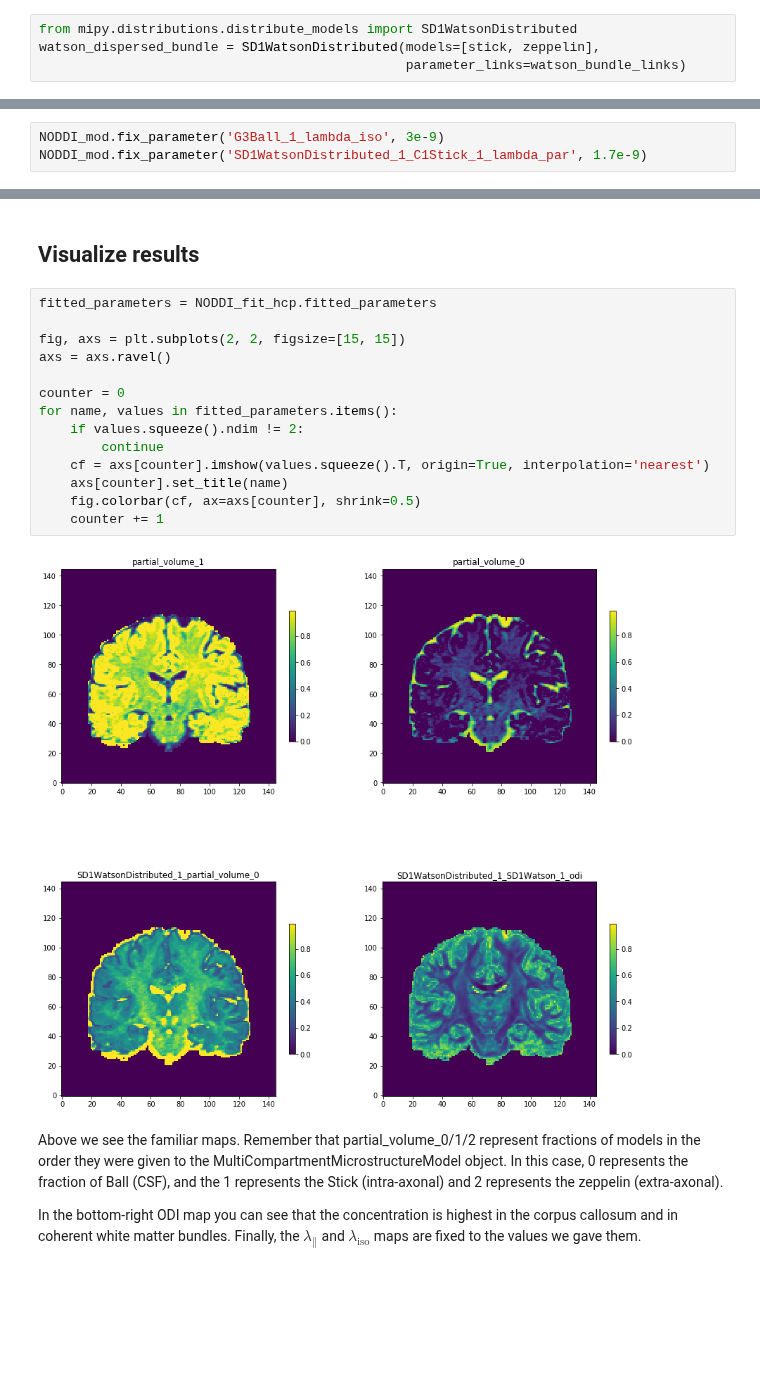
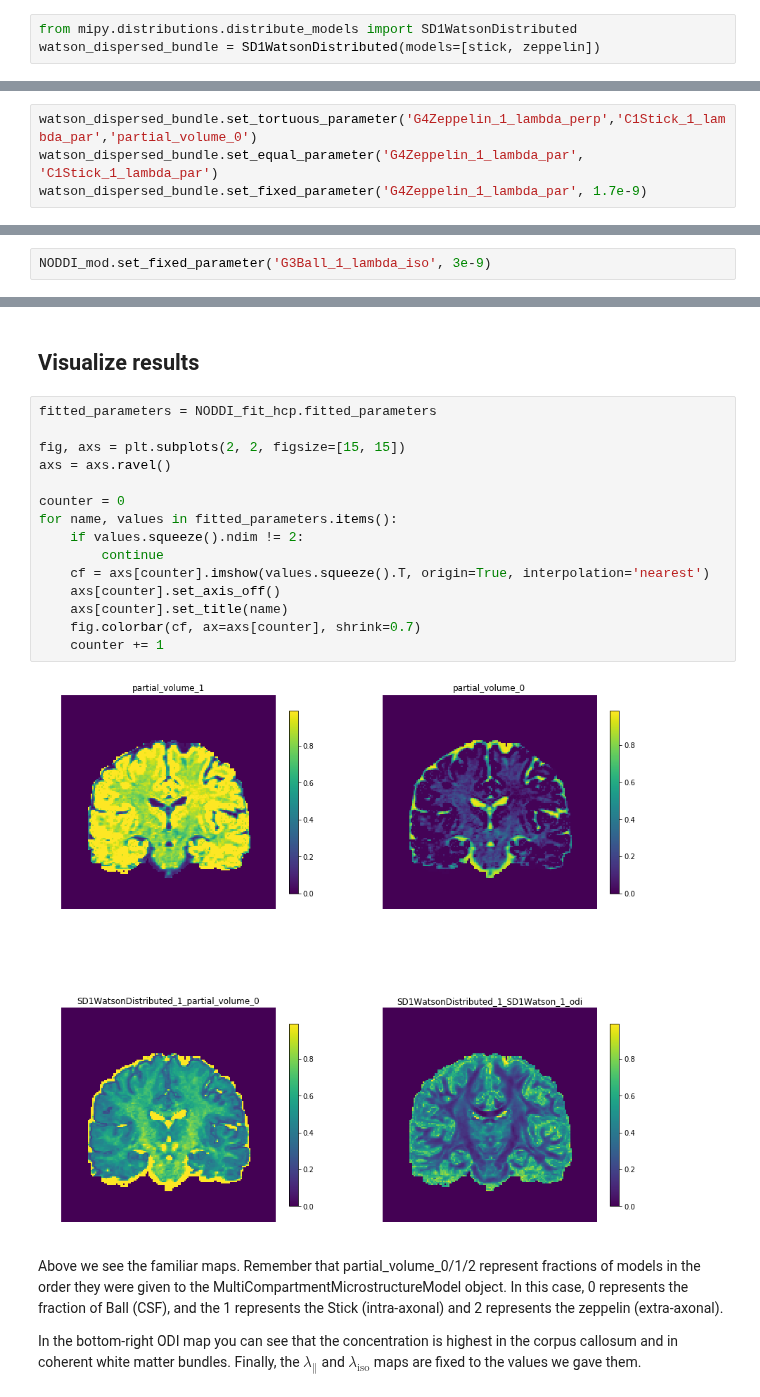
Before and after one commit to AthenaEPI/dmipy, a Jupyter notebook: examples/example_noddi_watson.ipynb, the cells around one changed output, grey strips where cells are left out. Drawn from its saved outputs; the diff is of its cells as text; blank space fills up the shorter version.

Commit message:
update noddi-watson example

```diff
--- a/examples/example_noddi_watson.ipynb
+++ b/examples/example_noddi_watson.ipynb
@@ -35,5 +26,4 @@ watson_bundle_links = [
 We then Watson-disperse the stick and zeppelin together, making a representation for a dispersed single axon bundle
 # %%
 from mipy.distributions.distribute_models import SD1WatsonDistributed
-watson_dispersed_bundle = SD1WatsonDistributed(models=[stick, zeppelin],
-                                               parameter_links=watson_bundle_links)
+watson_dispersed_bundle = SD1WatsonDistributed(models=[stick, zeppelin])
@@ -40,3 +43,7 @@ watson_dispersed_bundle = SD1WatsonDistributed(models=[stick, zeppelin],
+# %%
+watson_dispersed_bundle.set_tortuous_parameter('G4Zeppelin_1_lambda_perp','C1Stick_1_lambda_par','partial_volume_0')
+watson_dispersed_bundle.set_equal_parameter('G4Zeppelin_1_lambda_par', 'C1Stick_1_lambda_par')
+watson_dispersed_bundle.set_fixed_parameter('G4Zeppelin_1_lambda_par', 1.7e-9)
 # %% [markdown]
 Finally, we put the model together with the scheme as follows.
 # %%
@@ -59,3 +65,2 @@ The last thing is to fix the diffusivities to static values. We can do that usin
 # %%
-NODDI_mod.fix_parameter('G3Ball_1_lambda_iso', 3e-9)
-NODDI_mod.fix_parameter('SD1WatsonDistributed_1_C1Stick_1_lambda_par', 1.7e-9)
+NODDI_mod.set_fixed_parameter('G3Ball_1_lambda_iso', 3e-9)
@@ -102,19 +103,20 @@ Average of 0.128198001717 seconds per voxel.
 # %%
 fitted_parameters = NODDI_fit_hcp.fitted_parameters
 
 fig, axs = plt.subplots(2, 2, figsize=[15, 15])
 axs = axs.ravel()
 
 counter = 0
 for name, values in fitted_parameters.items():
     if values.squeeze().ndim != 2:
         continue
     cf = axs[counter].imshow(values.squeeze().T, origin=True, interpolation='nearest')
+    axs[counter].set_axis_off()
     axs[counter].set_title(name)
-    fig.colorbar(cf, ax=axs[counter], shrink=0.5)
+    fig.colorbar(cf, ax=axs[counter], shrink=0.7)
     counter += 1
 # %% [output]
-[figure, old version]
+[figure, new version]
 # %% [markdown]
 Above we see the familiar maps. Remember that partial_volume_0/1/2 represent fractions of models in the order they were given to the MultiCompartmentMicrostructureModel object. In this case, 0 represents the fraction of Ball (CSF), and the 1 represents the Stick (intra-axonal) and 2 represents the zeppelin (extra-axonal).
 
```
Also changed, not shown: parts of 17 cells of this notebook.
